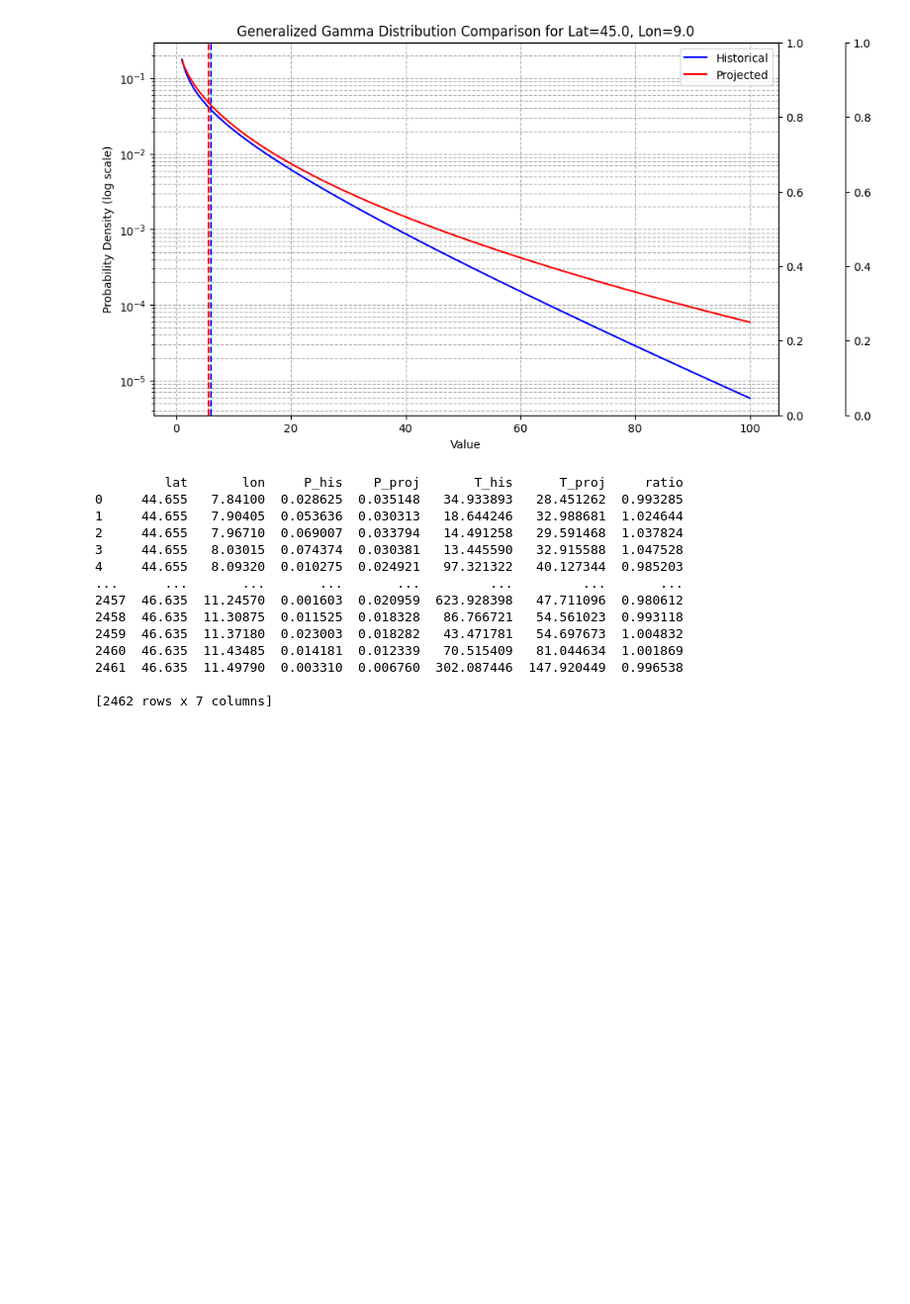
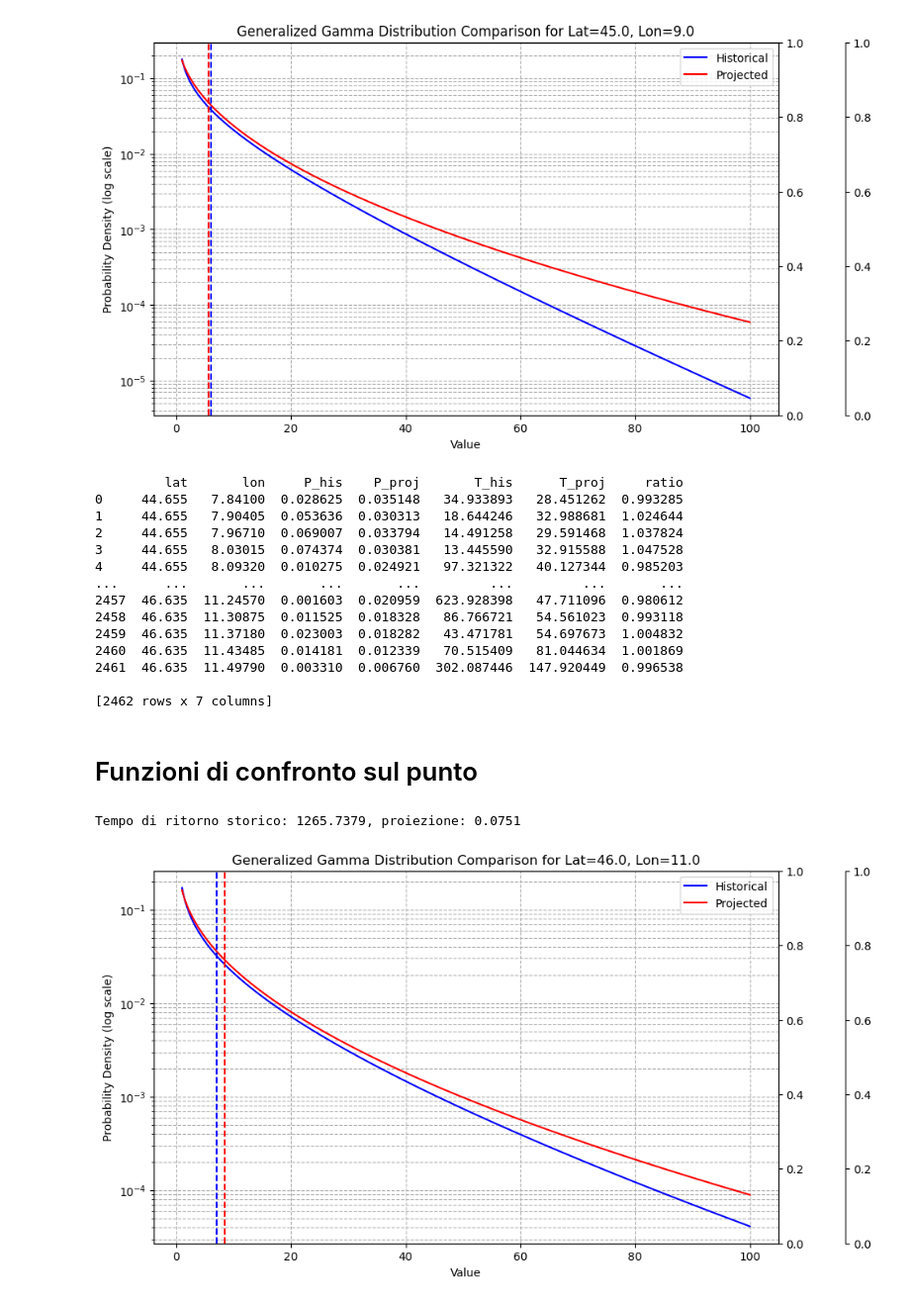
Before and after one commit to mauromussin/gamma-rain, a Jupyter notebook: fuzzy.ipynb, the cells around one changed output. Shown at 99% size. Drawn from its saved outputs; the diff is of its cells as text; code cells hidden in the pictures; blank space fills up the shorter version.

Commit message:
new funcrion for lat-lon comparison
the lat funcions are user for gengamma fit plot PDF
TODO: clean code

```diff
--- a/fuzzy.ipynb
+++ b/fuzzy.ipynb
@@ -1231,3 +1305,5 @@ print(results_df)
 [2462 rows x 7 columns]
 # %%
 results_df.to_csv('results_pr_40.csv')
+# %% [markdown]
+# Funzioni di confronto sul punto
@@ -1233,0 +1384,5 @@ results_df.to_csv('results_pr_40.csv')
+# %%
+plot_gengamma_comparison(lat=46.0, lon=11.0, file_his="gengamma_fit_his.nc", file_proj="gengamma_fit_proj.nc")
+# %% [output]
+Tempo di ritorno storico: 1265.7379, proiezione: 0.0751
+[figure, added]
```
Also changed, not shown: parts of 8 cells of this notebook, 2 other files.
